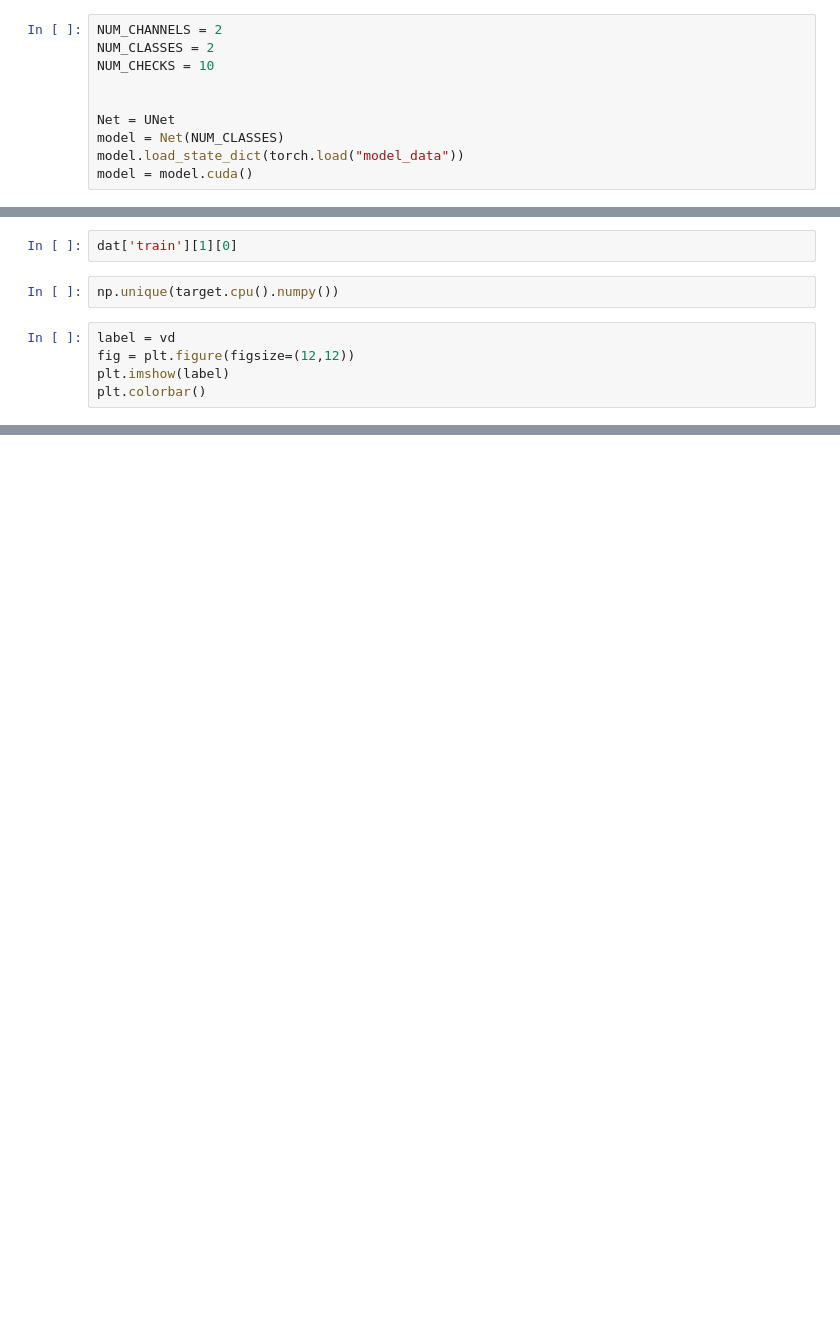
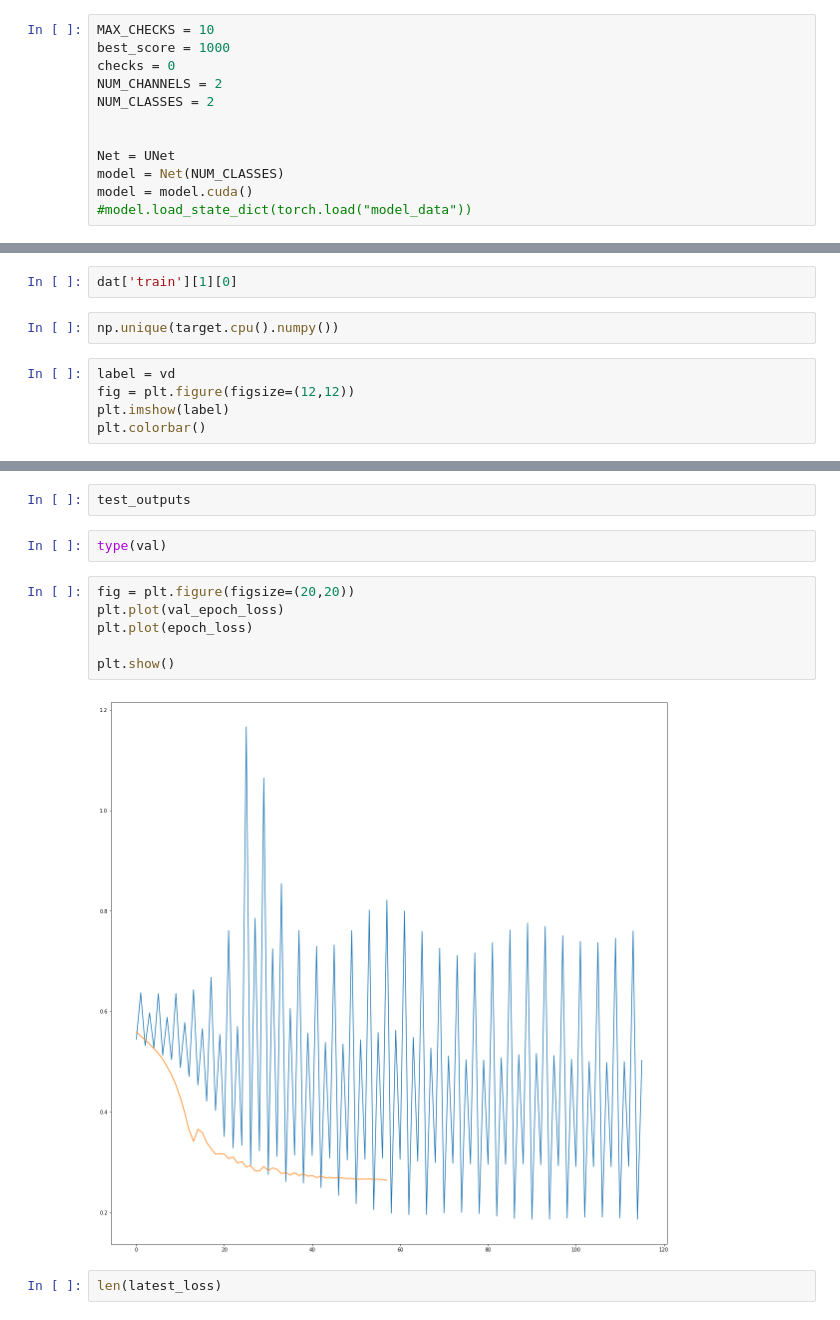
Before and after one commit to npatel5/blinkende_lichter, a Jupyter notebook: notebooks/unet+dataloader_test.ipynb, the cells around one changed output, grey strips where cells are left out. Cells and saved outputs as stored; diff of their text form; blank space fills up the shorter version.

```diff
--- a/notebooks/unet+dataloader_test.ipynb
+++ b/notebooks/unet+dataloader_test.ipynb
@@ -61,12 +59,14 @@ images, labels = next(iter(trainloader))
 torch.Size([1, 2, 512, 512]) torch.Size([1, 512, 512])
 torch.Size([1, 2, 512, 512]) torch.Size([1, 512, 512])
 # %%
+MAX_CHECKS = 10
+best_score = 1000
+checks = 0
 NUM_CHANNELS = 2
 NUM_CLASSES = 2
-NUM_CHECKS = 10
 
 
 Net = UNet
 model = Net(NUM_CLASSES)
-model.load_state_dict(torch.load("model_data"))
 model = model.cuda()
+#model.load_state_dict(torch.load("model_data"))
@@ -185,0 +323,14 @@ plt.colorbar()
+# %%
+test_outputs
+# %%
+type(val)
+# %%
+fig = plt.figure(figsize=(20,20))
+plt.plot(val_epoch_loss)
+plt.plot(epoch_loss)
+
+plt.show()
+# %% [output]
+[figure, added]
+# %%
+len(latest_loss)
```
Also changed, not shown: parts of 90 cells of this notebook, 7 other files.
